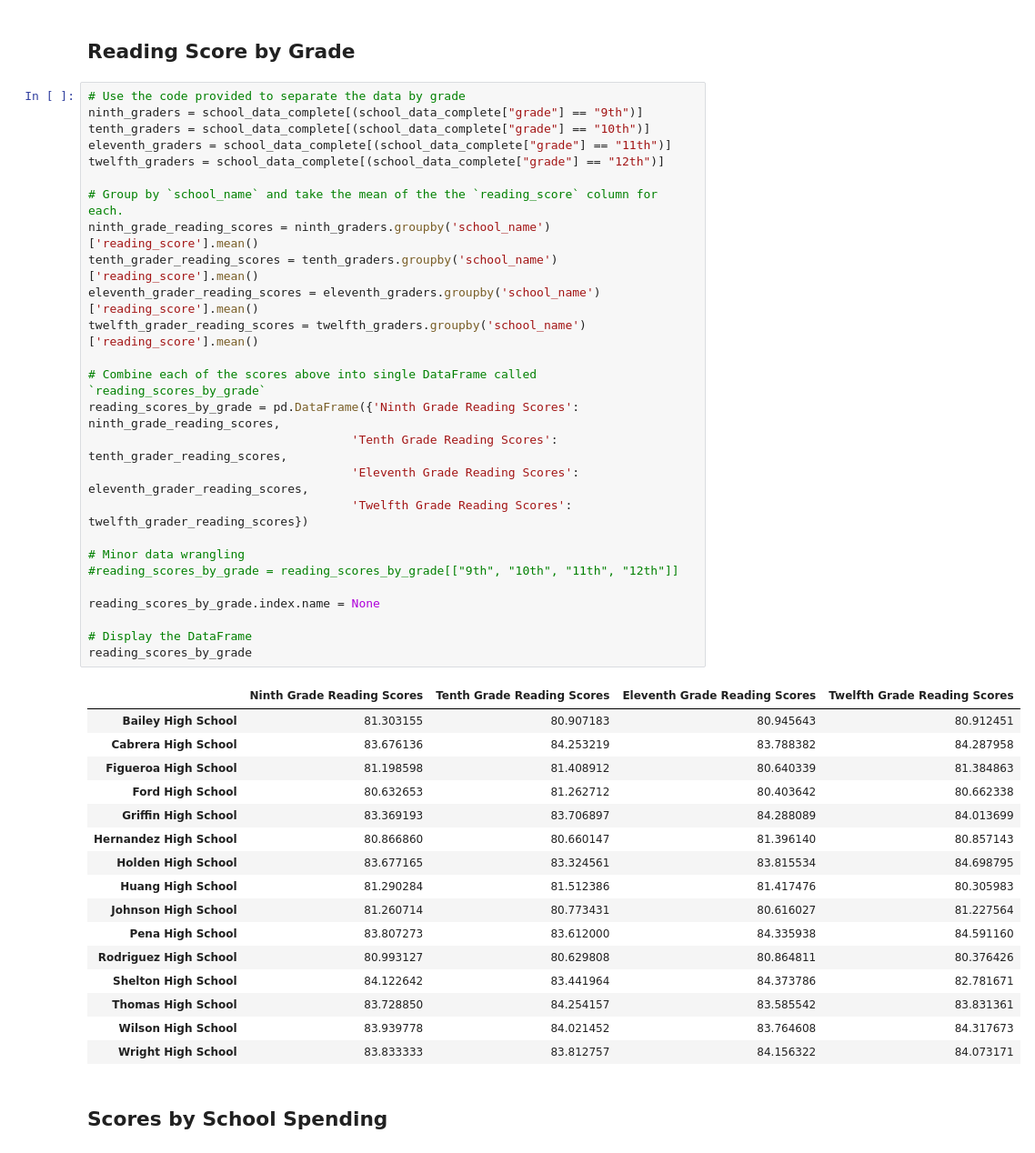
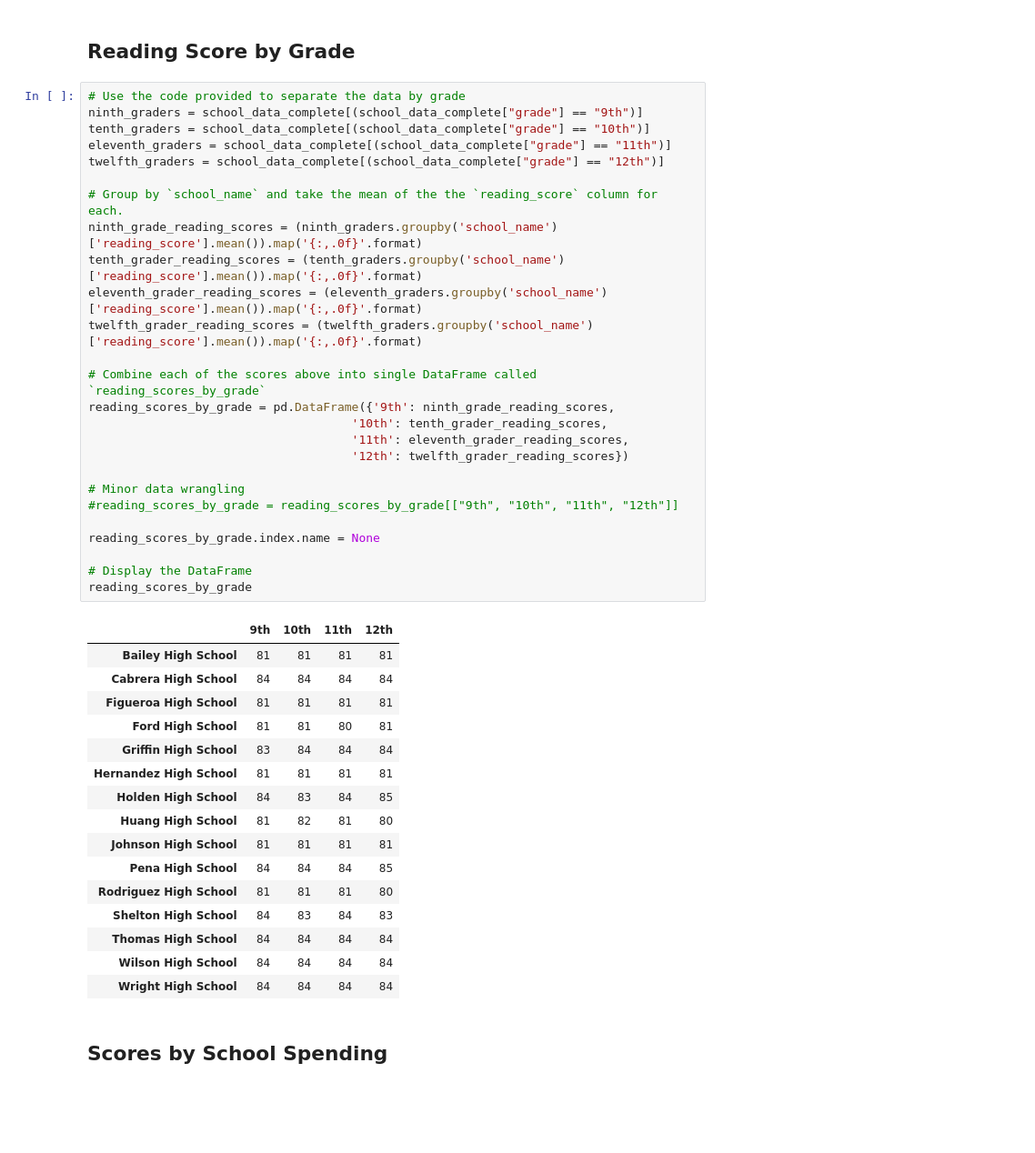
Before and after one commit to mshaaban1400/pandas-challenge, a Jupyter notebook: PyCitySchools/PyCitySchools_starter.ipynb, the cells around one changed output. Shown: that part at 91% size. Saved outputs shown, nothing was run; the diff lists cells and outputs as text; blank space fills up the shorter version.

```diff
--- a/PyCitySchools/PyCitySchools_starter.ipynb
+++ b/PyCitySchools/PyCitySchools_starter.ipynb
@@ -398,46 +271,46 @@ math_scores_by_grade
 # %%
 # Use the code provided to separate the data by grade
 ninth_graders = school_data_complete[(school_data_complete["grade"] == "9th")]
 tenth_graders = school_data_complete[(school_data_complete["grade"] == "10th")]
 eleventh_graders = school_data_complete[(school_data_complete["grade"] == "11th")]
 twelfth_graders = school_data_complete[(school_data_complete["grade"] == "12th")]
 
 # Group by `school_name` and take the mean of the the `reading_score` column for each.
-ninth_grade_reading_scores = ninth_graders.groupby('school_name')['reading_score'].mean()
-tenth_grader_reading_scores = tenth_graders.groupby('school_name')['reading_score'].mean()
-eleventh_grader_reading_scores = eleventh_graders.groupby('school_name')['reading_score'].mean()
-twelfth_grader_reading_scores = twelfth_graders.groupby('school_name')['reading_score'].mean()
+ninth_grade_reading_scores = (ninth_graders.groupby('school_name')['reading_score'].mean()).map('{:,.0f}'.format)
+tenth_grader_reading_scores = (tenth_graders.groupby('school_name')['reading_score'].mean()).map('{:,.0f}'.format)
+eleventh_grader_reading_scores = (eleventh_graders.groupby('school_name')['reading_score'].mean()).map('{:,.0f}'.format)
+twelfth_grader_reading_scores = (twelfth_graders.groupby('school_name')['reading_score'].mean()).map('{:,.0f}'.format)
 
 # Combine each of the scores above into single DataFrame called `reading_scores_by_grade`
-reading_scores_by_grade = pd.DataFrame({'Ninth Grade Reading Scores': ninth_grade_reading_scores,
-                                     'Tenth Grade Reading Scores': tenth_grader_reading_scores,
-                                     'Eleventh Grade Reading Scores': eleventh_grader_reading_scores,
-                                     'Twelfth Grade Reading Scores': twelfth_grader_reading_scores})
+reading_scores_by_grade = pd.DataFrame({'9th': ninth_grade_reading_scores,
+                                     '10th': tenth_grader_reading_scores,
+                                     '11th': eleventh_grader_reading_scores,
+                                     '12th': twelfth_grader_reading_scores})
 
 # Minor data wrangling
 #reading_scores_by_grade = reading_scores_by_grade[["9th", "10th", "11th", "12th"]]
 
 reading_scores_by_grade.index.name = None
 
 # Display the DataFrame
 reading_scores_by_grade
 # %% [output]
-|  | Ninth Grade Reading Scores | Tenth Grade Reading Scores | Eleventh Grade Reading Scores | Twelfth Grade Reading Scores |
-| Bailey High School | 81.303155 | 80.907183 | 80.945643 | 80.912451 |
-| Cabrera High School | 83.676136 | 84.253219 | 83.788382 | 84.287958 |
-| Figueroa High School | 81.198598 | 81.408912 | 80.640339 | 81.384863 |
-| Ford High School | 80.632653 | 81.262712 | 80.403642 | 80.662338 |
-| Griffin High School | 83.369193 | 83.706897 | 84.288089 | 84.013699 |
-| Hernandez High School | 80.866860 | 80.660147 | 81.396140 | 80.857143 |
-| Holden High School | 83.677165 | 83.324561 | 83.815534 | 84.698795 |
-| Huang High School | 81.290284 | 81.512386 | 81.417476 | 80.305983 |
-| Johnson High School | 81.260714 | 80.773431 | 80.616027 | 81.227564 |
-| Pena High School | 83.807273 | 83.612000 | 84.335938 | 84.591160 |
-| Rodriguez High School | 80.993127 | 80.629808 | 80.864811 | 80.376426 |
-| Shelton High School | 84.122642 | 83.441964 | 84.373786 | 82.781671 |
-| Thomas High School | 83.728850 | 84.254157 | 83.585542 | 83.831361 |
-| Wilson High School | 83.939778 | 84.021452 | 83.764608 | 84.317673 |
-| Wright High School | 83.833333 | 83.812757 | 84.156322 | 84.073171 |
+|  | 9th | 10th | 11th | 12th |
+| Bailey High School | 81 | 81 | 81 | 81 |
+| Cabrera High School | 84 | 84 | 84 | 84 |
+| Figueroa High School | 81 | 81 | 81 | 81 |
+| Ford High School | 81 | 81 | 80 | 81 |
+| Griffin High School | 83 | 84 | 84 | 84 |
+| Hernandez High School | 81 | 81 | 81 | 81 |
+| Holden High School | 84 | 83 | 84 | 85 |
+| Huang High School | 81 | 82 | 81 | 80 |
+| Johnson High School | 81 | 81 | 81 | 81 |
+| Pena High School | 84 | 84 | 84 | 85 |
+| Rodriguez High School | 81 | 81 | 81 | 80 |
+| Shelton High School | 84 | 83 | 84 | 83 |
+| Thomas High School | 84 | 84 | 84 | 84 |
+| Wilson High School | 84 | 84 | 84 | 84 |
+| Wright High School | 84 | 84 | 84 | 84 |
 # %% [markdown]
 ## Scores by School Spending
 # %%
```
Also changed, not shown: parts of 37 cells of this notebook, 1 other file.
